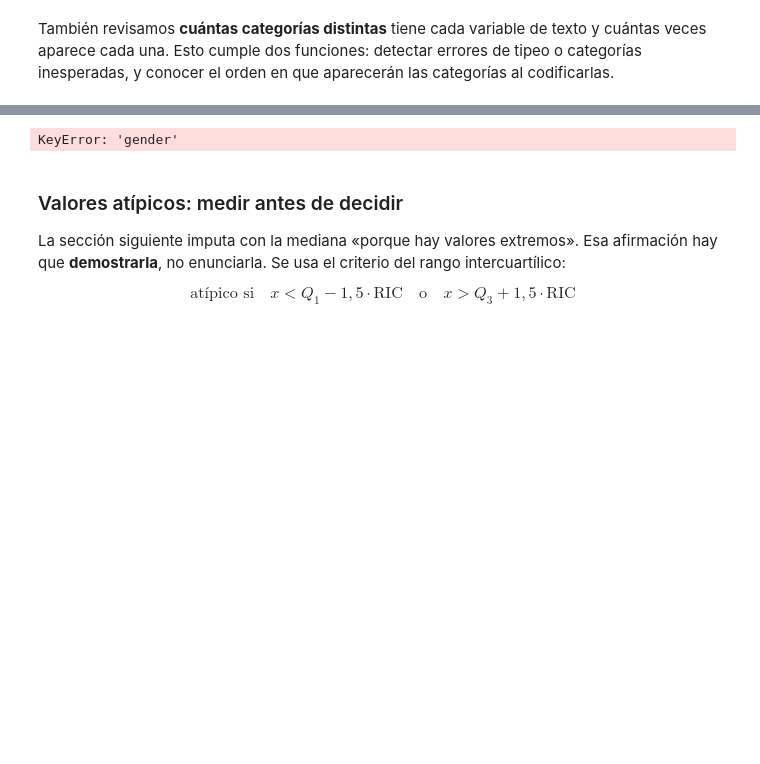
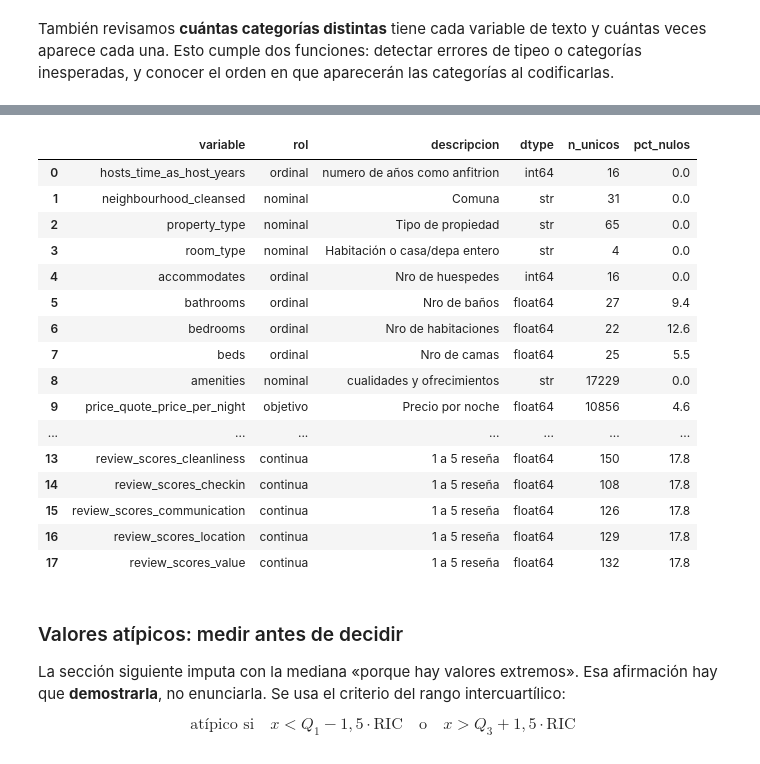
Before and after one commit to Alfredoabraham/proyecto-grupo3-mcdi500, a Jupyter notebook: F2/S1_F2_Preprocesamiento.ipynb, the cells around one changed output, grey strips where cells are left out. Drawn from its saved outputs; the diff is of its cells as text; code cells hidden in the pictures; blank space fills up the shorter version.

```diff
--- a/F2/S1_F2_Preprocesamiento.ipynb
+++ b/F2/S1_F2_Preprocesamiento.ipynb
@@ -269,35 +326,57 @@ tratamientos completamente distintos.
 # %%
 # El diccionario se DECLARA con lo que se sabe del dominio y se COMPLETA con lo
 # observado en el archivo: no se afirma nada que no se verifique.
 DECLARADO = [
-    ("id",                "identificador", "Identificador único del paciente"),
-    ("gender",            "nominal",       "Female, Male, Other"),
-    ("age",               "continua",      "Edad en años"),
-    ("hypertension",      "binaria",       "1 si presenta hipertensión diagnosticada"),
-    ("heart_disease",     "binaria",       "1 si presenta cardiopatía"),
-    ("ever_married",      "nominal",       "Yes / No"),
-    ("work_type",         "nominal",       "Tipo de ocupación"),
-    ("Residence_type",    "nominal",       "Urban / Rural"),
-    ("avg_glucose_level", "continua",      "Glucosa promedio en sangre"),
-    ("bmi",               "continua",      "Índice de masa corporal"),
-    ("smoking_status",    "ordinal",       "Unknown < never < formerly < smokes"),
-    ("stroke",            "objetivo",      "1 si el paciente presentó el evento"),
+    ("hosts_time_as_host_years",                "ordinal", "numero de años como anfitrion"),
+    ("neighbourhood_cleansed",            "nominal",       "Comuna"),
+    ("property_type",               "nominal",      "Tipo de propiedad"),
+    ("room_type",      "nominal",       "Habitación o casa/depa entero"),
+    ("accommodates",     "ordinal",       "Nro de huespedes"),
+    ("bathrooms",      "ordinal",       "Nro de baños"),
+    ("bedrooms",         "ordinal",       "Nro de habitaciones"),
+    ("beds",    "ordinal",       "Nro de camas"),
+    ("amenities", "nominal",      " cualidades y ofrecimientos"),
+    ("price_quote_price_per_night",               "objetivo",      "Precio por noche"),
+    ("number_of_reviews",    "ordinal",       "Nro de reseñas"),
+    ("review_scores_rating",            "continua",      "1 a 5 reseña"),
+    ("review_scores_accuracy",            "continua",      "1 a 5 reseña"),
+    ("review_scores_cleanliness",            "continua",      "1 a 5 reseña"),
+    ("review_scores_checkin",            "continua",      "1 a 5 reseña"),
+    ("review_scores_communication",            "continua",      "1 a 5 reseña"),
+    ("review_scores_location",            "continua",      "1 a 5 reseña"),
+    ("review_scores_value",            "continua",      "1 a 5 reseña"),
 ]
 diccionario = pd.DataFrame(DECLARADO, columns=["variable", "rol", "descripcion"])
 
 # Columnas OBSERVADAS: se leen del archivo, no se escriben a mano
 diccionario["dtype"] = [str(df_crudo[v].dtype) for v in diccionario["variable"]]
 # nunique() cuenta valores distintos: distingue una binaria de una continua
 diccionario["n_unicos"] = [int(df_crudo[v].nunique()) for v in diccionario["variable"]]
 # Sobre booleanos, mean() devuelve la PROPORCIÓN de True: por 100 da el porcentaje
 diccionario["pct_nulos"] = [round(df_crudo[v].isna().mean() * 100, 1)
                             for v in diccionario["variable"]]
 
 # El diccionario es un entregable, no una tabla de paso: se guarda
 diccionario.to_csv(DIR_DOCS / "diccionario_variables.csv", index=False)
 diccionario
 # %% [output]
-KeyError: 'gender'
+|  | variable | rol | descripcion | dtype | n_unicos | pct_nulos |
+| 0 | hosts_time_as_host_years | ordinal | numero de años como anfitrion | int64 | 16 | 0.0 |
+| 1 | neighbourhood_cleansed | nominal | Comuna | str | 31 | 0.0 |
+| 2 | property_type | nominal | Tipo de propiedad | str | 65 | 0.0 |
+| 3 | room_type | nominal | Habitación o casa/depa entero | str | 4 | 0.0 |
+| 4 | accommodates | ordinal | Nro de huespedes | int64 | 16 | 0.0 |
+| 5 | bathrooms | ordinal | Nro de baños | float64 | 27 | 9.4 |
+| 6 | bedrooms | ordinal | Nro de habitaciones | float64 | 22 | 12.6 |
+| 7 | beds | ordinal | Nro de camas | float64 | 25 | 5.5 |
+| 8 | amenities | nominal | cualidades y ofrecimientos | str | 17229 | 0.0 |
+| 9 | price_quote_price_per_night | objetivo | Precio por noche | float64 | 10856 | 4.6 |
+| ... | ... | ... | ... | ... | ... | ... |
+| 13 | review_scores_cleanliness | continua | 1 a 5 reseña | float64 | 150 | 17.8 |
+| 14 | review_scores_checkin | continua | 1 a 5 reseña | float64 | 108 | 17.8 |
+| 15 | review_scores_communication | continua | 1 a 5 reseña | float64 | 126 | 17.8 |
+| 16 | review_scores_location | continua | 1 a 5 reseña | float64 | 129 | 17.8 |
+| 17 | review_scores_value | continua | 1 a 5 reseña | float64 | 132 | 17.8 |
 # %% [markdown]
 ### Valores atípicos: medir antes de decidir
 
```
Also changed, not shown: parts of 18 cells of this notebook, 1 other file.
